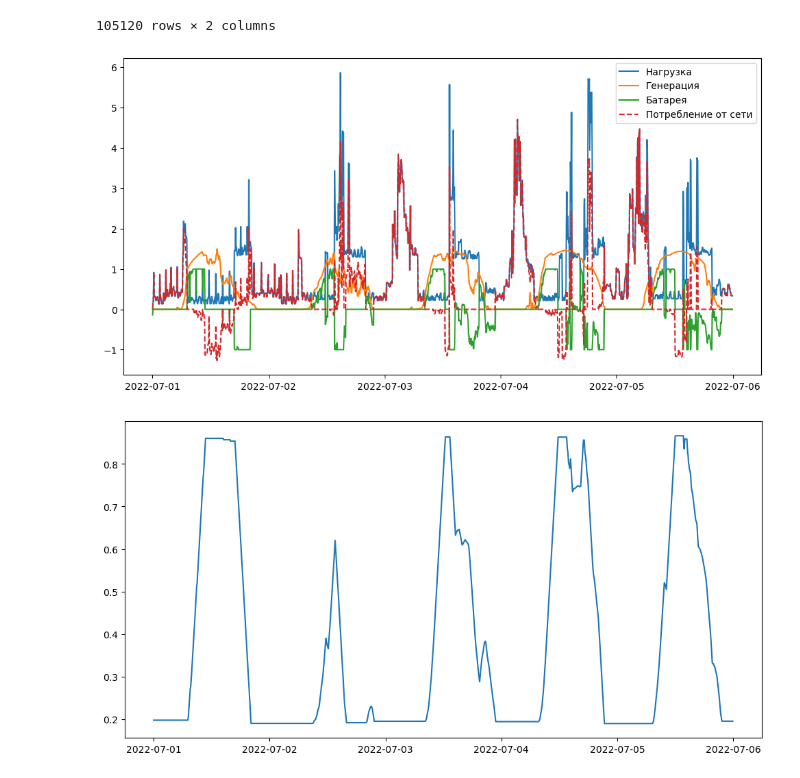
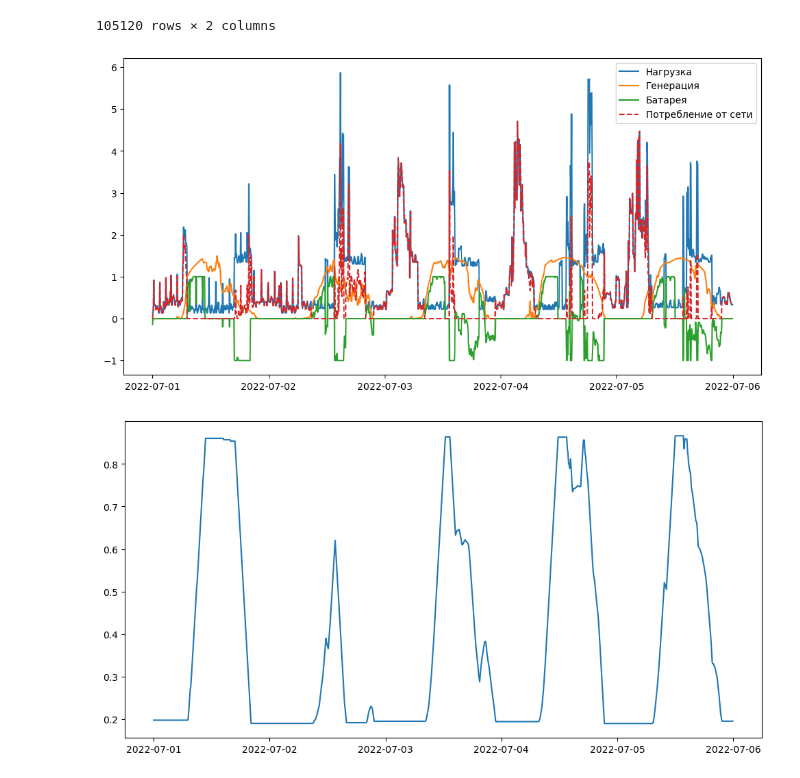
Before and after one commit to Shai670/Residential_consumption_modeling, a Jupyter notebook: battery04.09.ipynb, the cells around one changed output. Saved outputs shown, nothing was run; the diff lists cells and outputs as text; code cells hidden in the pictures.

```diff
--- a/battery04.09.ipynb
+++ b/battery04.09.ipynb
@@ -108,32 +108,34 @@ start = '2022-07-01'
 end = '2022-07-05'
 
 load_data = dataset['load'].loc[start : end]
 gen_data  = dataset['Solar'].loc[start : end]
 
 Pbat = []; soc = []; Pgrid = []
 for load, gen in zip(load_data, gen_data):
   bat_power = bat.working(Pgen=gen, Pload=load)
   grid_power = load + bat_power - gen
+
+  if grid_power < 0: grid_power = 0
 
   Pgrid.append(grid_power)
   Pbat.append(bat_power)
   soc.append(bat.SOC)
 
 Pbat = pd.DataFrame({'bat' : Pbat}, index=load_data.index)
 Pgrid = pd.DataFrame({'grid' : Pgrid}, index=load_data.index)
 soc = pd.DataFrame({'soc' : soc}, index=load_data.index)
 
 plt.figure(figsize=(12,6))
 plt.plot(load_data, label='Нагрузка')
 plt.plot(gen_data, label='Генерация')
 plt.plot(Pbat, label='Батарея')
 plt.plot(Pgrid, label='Потребление от сети', ls="--")
 plt.legend()
 plt.show()
 
 plt.figure(figsize=(12,6))
 plt.plot(soc, label='Нагрузка')
 plt.show()
 # %% [output]
-[figure, old version]
+[figure, new version]
 [figure]
```
